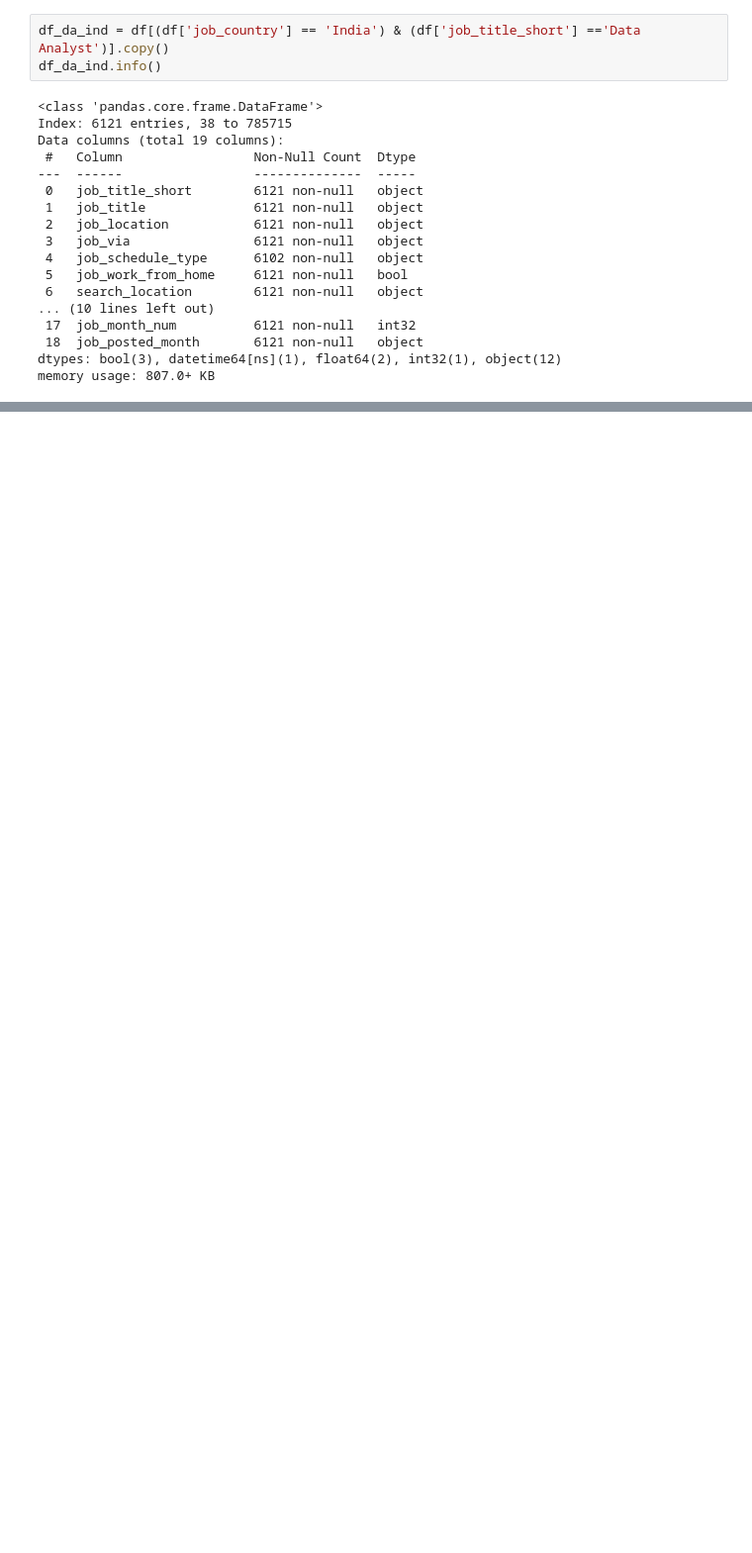
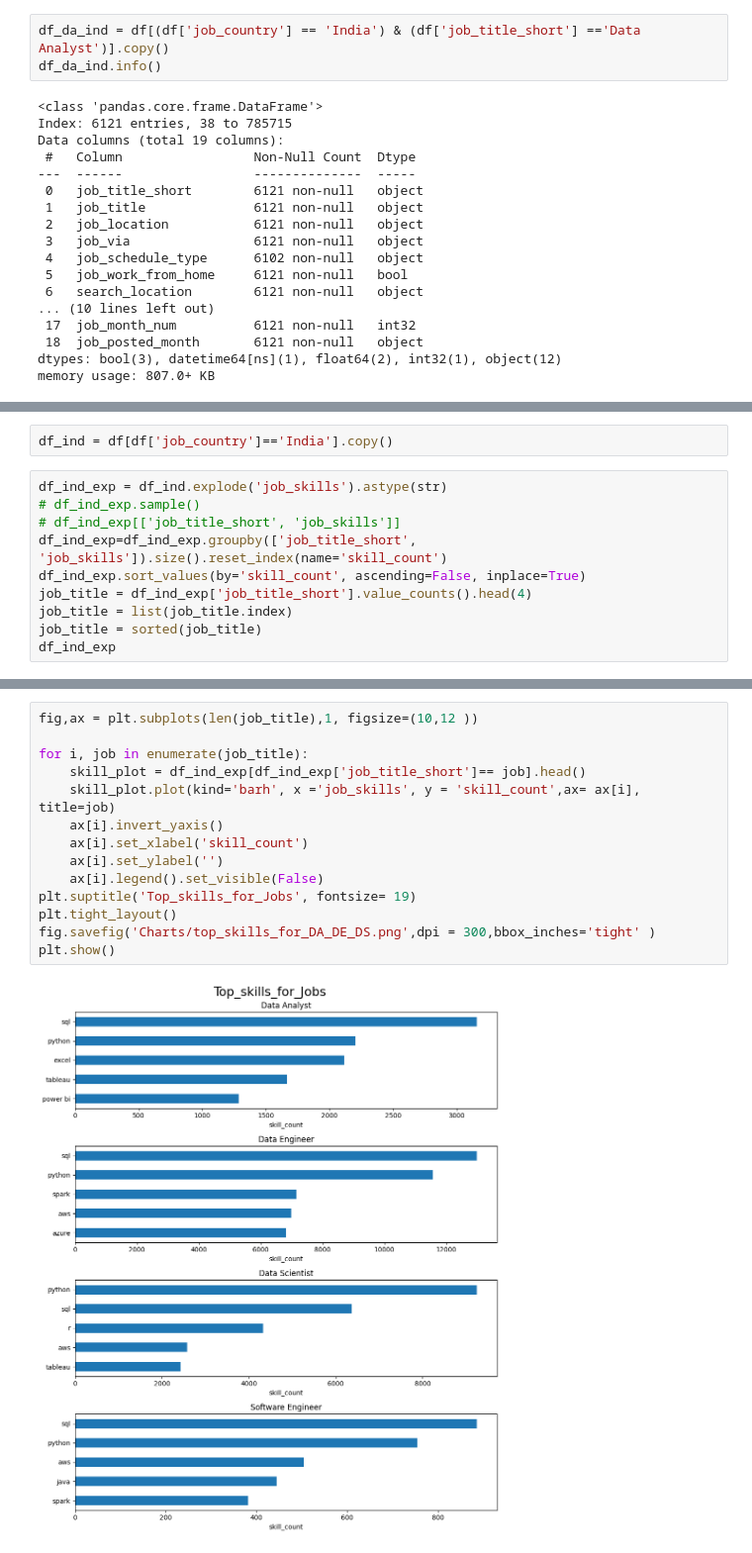
Before and after one commit to Mugundh97B/datajobs_da, a Jupyter notebook: pr1.ipynb, the cells around one changed output, grey strips where cells are left out. Shown: that part at 99% size. Cells and saved outputs as stored; diff of their text form; blank space fills up the shorter version.

Commit message:
started readme file. Added top skill required

```diff
--- a/pr1.ipynb
+++ b/pr1.ipynb
@@ -124,0 +154,12 @@ plt.show()
+# %%
+df_ind = df[df['job_country']=='India'].copy()
+# %%
+df_ind_exp = df_ind.explode('job_skills').astype(str)
+# df_ind_exp.sample()
+# df_ind_exp[['job_title_short', 'job_skills']]
+df_ind_exp=df_ind_exp.groupby(['job_title_short', 'job_skills']).size().reset_index(name='skill_count')
+df_ind_exp.sort_values(by='skill_count', ascending=False, inplace=True)
+job_title = df_ind_exp['job_title_short'].value_counts().head(4)
+job_title = list(job_title.index)
+job_title = sorted(job_title)
+df_ind_exp
@@ -124,0 +180,16 @@ plt.show()
+# %%
+fig,ax = plt.subplots(len(job_title),1, figsize=(10,12 ))
+
+for i, job in enumerate(job_title):
+    skill_plot = df_ind_exp[df_ind_exp['job_title_short']== job].head()
+    skill_plot.plot(kind='barh', x ='job_skills', y = 'skill_count',ax= ax[i], title=job)
+    ax[i].invert_yaxis()
+    ax[i].set_xlabel('skill_count')
+    ax[i].set_ylabel('')
+    ax[i].legend().set_visible(False)
+plt.suptitle('Top_skills_for_Jobs', fontsize= 19)
+plt.tight_layout()
+fig.savefig('Charts/top_skills_for_DA_DE_DS.png',dpi = 300,bbox_inches='tight' )
+plt.show()
+# %% [output]
+[figure, added]
```
Also changed, not shown: parts of 16 cells of this notebook, 5 other files.
